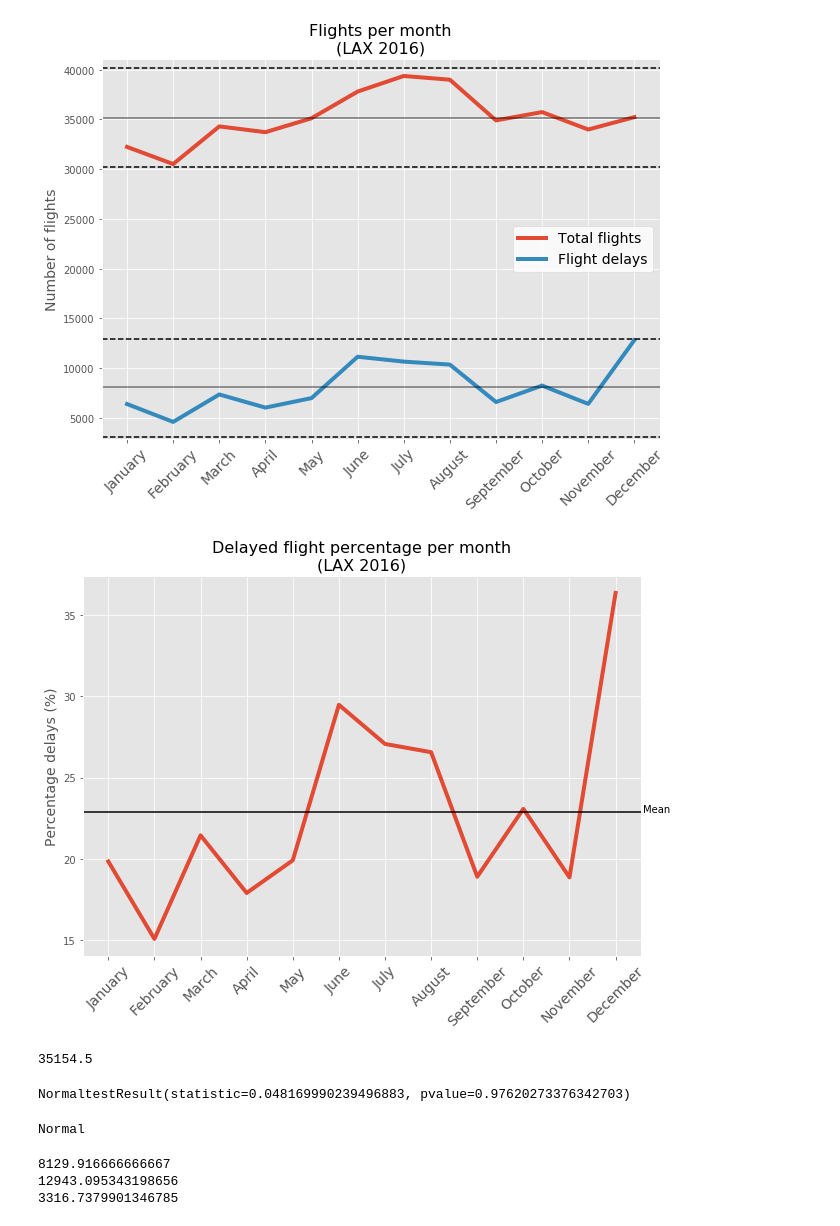
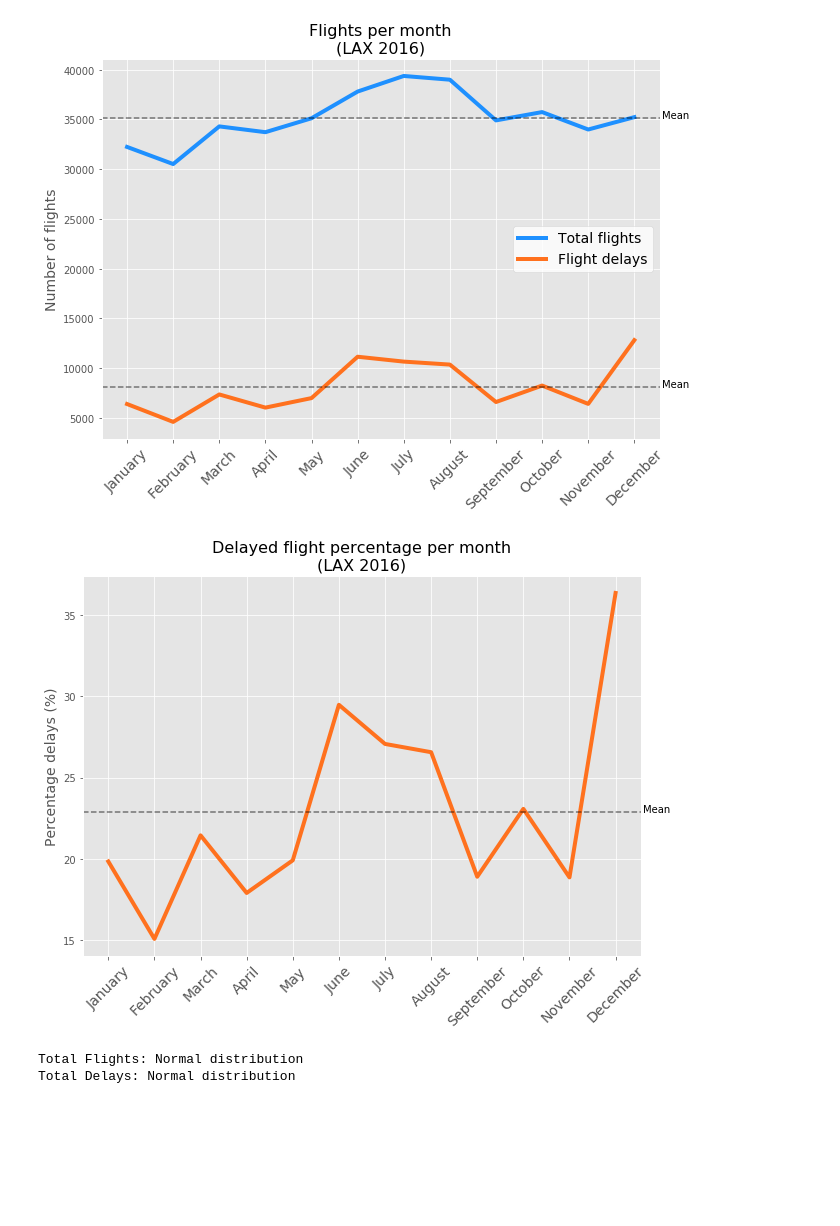
Before and after one commit to phoessel/Analysis-of-DFW-Flight-Delays, a Jupyter notebook: month-frequency/month-freq.ipynb, the cells around one changed output. Cells and saved outputs as stored; diff of their text form; code cells hidden in the pictures; blank space fills up the shorter version.

```diff
--- a/month-frequency/month-freq.ipynb
+++ b/month-frequency/month-freq.ipynb
@@ -49,76 +49,63 @@ perc_delays = perc_delays[['Delay Percentage']]
 # %%
 x_axis = np.arange(0,12,1)
 y_axis = np.arange(3,14,1)
 months = calendar.month_name[1:13]
+mean_flight = np.mean(total_flights['Total Flights'])
+mean_delay = np.mean(total_delays['AllDelays'])
 
 plt.figure(figsize=(10,7))
-plt.plot(x_axis, total_flights['Total Flights'], label='Total flights', linewidth=4)
-plt.plot(x_axis, total_delays['AllDelays'], label='Flight delays', linewidth=4)
+plt.plot(x_axis, total_flights['Total Flights'], label='Total flights', linewidth=4,color='#1E90FF')
+plt.plot(x_axis, total_delays['AllDelays'], label='Flight delays', linewidth=4,color='#ff711e')
 
 plt.xticks(x_axis, months, rotation=45, size=14)
 #plt.yticks(np.arange(3000, 14000, 1000), y_axis)
 plt.ylabel('Number of flights', size=14)
 plt.title('Flights per month\n(LAX 2016)', size=16)
 legend = plt.legend(loc=5, fontsize=14)
 frame = legend.get_frame()
 frame.set_facecolor('1')
-plt.axhline(y=40125, color='k',linestyle='--')
-plt.axhline(y=30183, color='k',linestyle='--')
-plt.axhline(y=35155, color='k',linestyle='-', alpha=0.5)
+plt.axhline(y=mean_flight, color='k',linestyle='--', alpha=0.5)
+plt.axhline(y=mean_delay, color='k',linestyle='--', alpha=0.5)
+plt.text(11.6,mean_flight, 'Mean')
+plt.text(11.6,mean_delay, 'Mean')
 
-plt.axhline(y=12943, color='k',linestyle='--')
-plt.axhline(y=3116, color='k',linestyle='--')
-plt.axhline(y=8130, color='k',linestyle='-', alpha=0.5)
-
-#plt.savefig('images/flights_per_month.png', bbox_inches='tight')
+plt.savefig('images/flights_per_month.png', bbox_inches='tight')
 plt.show()
 # %% [output]
-[figure, old version]
+[figure, new version]
 # %%
 x_axis = np.arange(0,12,1)
 y_axis = np.arange(3,14,1)
 months = calendar.month_name[1:13]
+mean_percent = np.mean(perc_delays['Delay Percentage'])
 
 plt.figure(figsize=(10,7))
-plt.plot(x_axis, perc_delays['Delay Percentage'], linewidth=4)
+plt.plot(x_axis, perc_delays['Delay Percentage'], linewidth=4,color='#ff711e')
 plt.xticks(x_axis, months, rotation=45, size=14)
 #plt.yticks(np.arange(3000, 14000, 1000), y_axis)
 plt.ylabel('Percentage delays (%)', size=14)
 plt.title('Delayed flight percentage per month\n(LAX 2016)', size=16)
-plt.axhline(y=22.87, color='k')
-plt.text(11.6,22.87, 'Mean')
+plt.axhline(y=mean_percent, color='k', alpha=0.5, linestyle='--')
+plt.text(11.6,mean_percent, 'Mean')
 
-#plt.savefig('images/flight_delay_percent.png', bbox_inches='tight')
+plt.savefig('images/flight_delay_percent.png', bbox_inches='tight')
 plt.show()
 # %% [output]
-[figure, old version]
+[figure, new version]
-# %%
-std = np.std(total_flights['Total Flights'])
-mean = np.mean(total_flights['Total Flights'])
-mean
-# %% [output]
-35154.5
-# %%
-scipy.stats.normaltest(total_flights['Total Flights'])
-# %% [output]
-NormaltestResult(statistic=0.048169990239496883, pvalue=0.97620273376342703)
 # %%
-z,pval = scipy.stats.normaltest(total_flights['Total Flights'])
+# Test for normal distribution
 
-if(pval < 0.05):
-    print("Not normal distribution")
-elif(pval > 0.05):
-    print("Normal")
+z_flight,pval_flight = scipy.stats.normaltest(total_flights['Total Flights'])
+if(pval_flight < 0.05):
+    print("Total Flights: Not normal distribution")
+elif(pval_flight >= 0.05):
+    print("Total Flights: Normal distribution")
+
+z_delay,pval_delay = scipy.stats.normaltest(total_delays['AllDelays'])
+if(pval_delay < 0.05):
+    print("Total Delays: Not normal distribution")
+elif(pval_delay >= 0.05):
+    print("Total Delays: Normal distribution")
 # %% [output]
-Normal
+Total Flights: Normal distribution
+Total Delays: Normal distribution
-# %%
-std2 = np.std(total_delays['AllDelays'])
-mean2 = np.mean(total_delays['AllDelays'])
-
-print(mean2)
-print(mean2 + (std2*2))
-print(mean2 - (std2*2))
-# %% [output]
-8129.916666666667
-12943.095343198656
-3316.7379901346785
```
Also changed, not shown: parts of 3 cells of this notebook.
